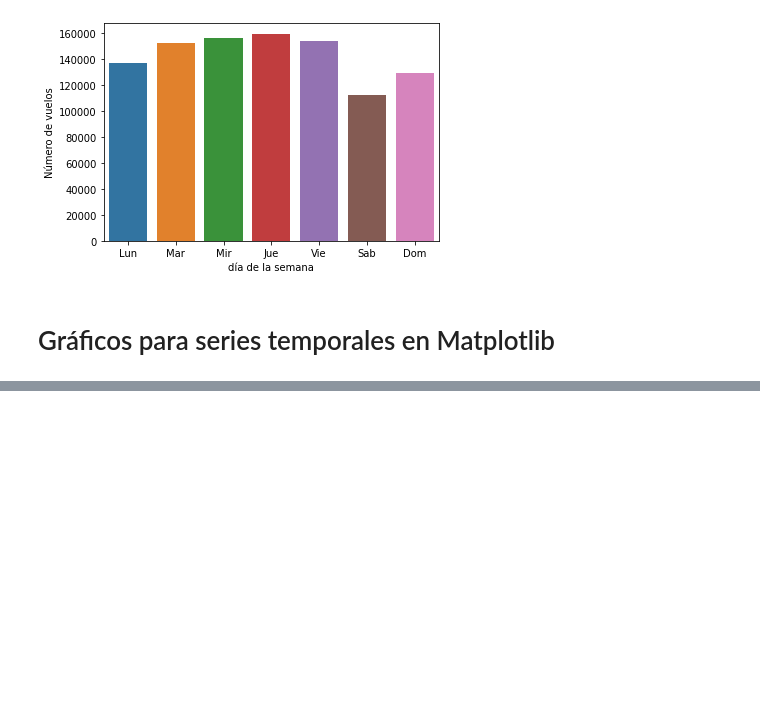
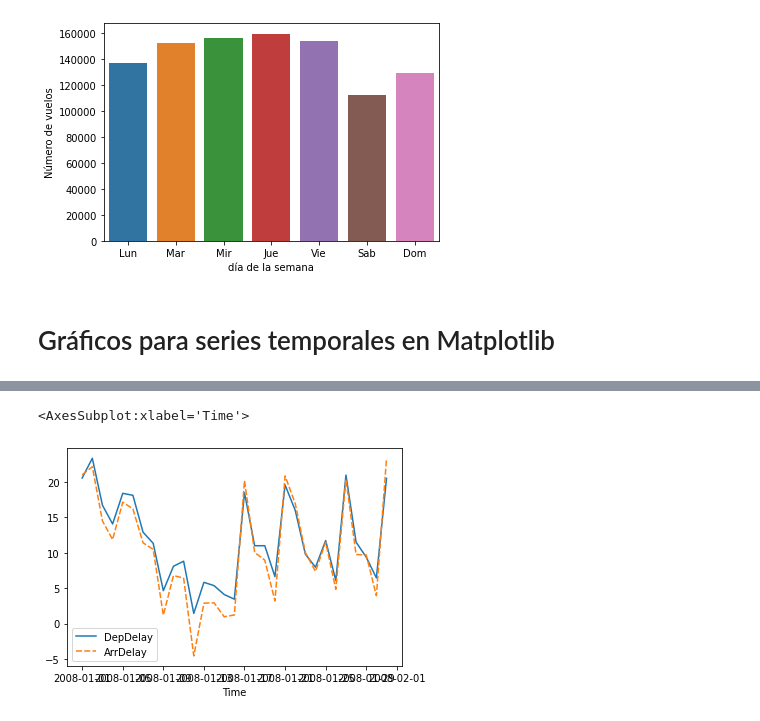
Before and after one commit to jcombari/Linkedin_courses, a Jupyter notebook: 01_Python para data science y big data esencial/04_Visualización de datos en Matplotlib.ipynb, the cells around one changed output, grey strips where cells are left out. Cells and saved outputs as stored; diff of their text form; code cells hidden in the pictures; blank space fills up the shorter version.

```diff
--- a/01_Python para data science y big data esencial/04_Visualización de datos en Matplotlib.ipynb
+++ b/01_Python para data science y big data esencial/04_Visualización de datos en Matplotlib.ipynb
@@ -183,0 +203,3 @@ KeyError: 0
+# %%
+data=df.groupby(by=["Time"])["DepDelay","ArrDelay"].mean()
+data.head()
@@ -183,0 +214,5 @@ KeyError: 0
+# %%
+sns.lineplot(data = data)
+# %% [output]
+<AxesSubplot:xlabel='Time'>
+[figure, added]
```
Also changed, not shown: parts of 28 cells of this notebook.
